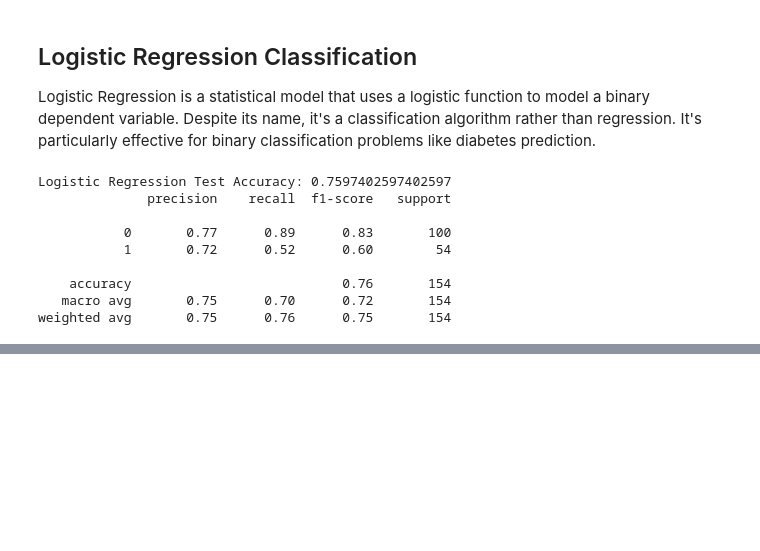
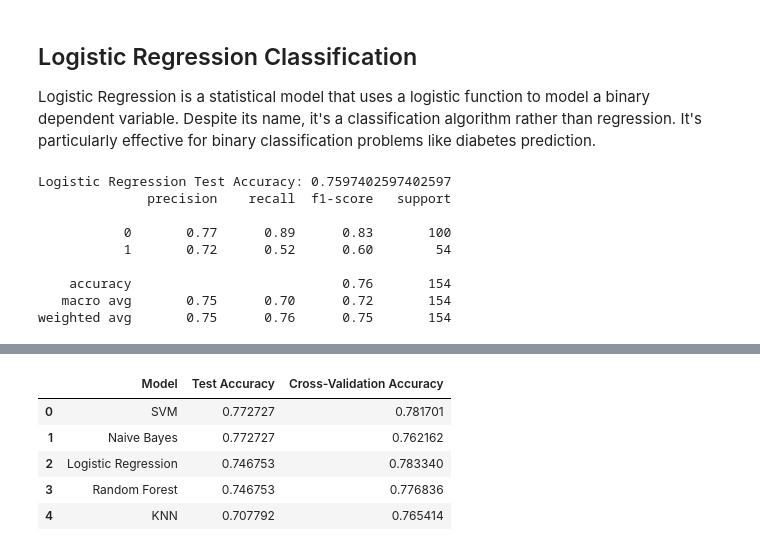
Before and after one commit to katyalmohit/diabetes_prediction_project, a Jupyter notebook: diabetes_prediction.ipynb, the cells around one changed output, grey strips where cells are left out. Cells and saved outputs as stored; diff of their text form; code cells hidden in the pictures; blank space fills up the shorter version.

```diff
--- a/diabetes_prediction.ipynb
+++ b/diabetes_prediction.ipynb
@@ -513,0 +702,24 @@ SVM Training Time: 0.0306 seconds
+# %%
+import matplotlib.pyplot as plt
+import pandas as pd
+
+# Create a dataframe to compare model performances
+models = ['SVM', 'KNN', 'Naive Bayes', 'Logistic Regression', 'Random Forest']
+test_accuracy = [svm_test_accuracy, knn_test_accuracy, nb_test_accuracy, logreg_test_accuracy, rf_test_accuracy]
+cv_accuracy = [grid_svm.best_score_, grid_knn.best_score_, grid_nb.best_score_, grid_logreg.best_score_, grid_rf.best_score_]
+
+model_comparison = pd.DataFrame({
+    'Model': models,
+    'Test Accuracy': test_accuracy,
+    'Cross-Validation Accuracy': cv_accuracy
+})
+
+model_comparison = model_comparison.sort_values(by='Test Accuracy', ascending=False).reset_index(drop=True)
+model_comparison
+# %% [output]
+|  | Model | Test Accuracy | Cross-Validation Accuracy |
+| 0 | SVM | 0.772727 | 0.781701 |
+| 1 | Naive Bayes | 0.772727 | 0.762162 |
+| 2 | Logistic Regression | 0.746753 | 0.783340 |
+| 3 | Random Forest | 0.746753 | 0.776836 |
+| 4 | KNN | 0.707792 | 0.765414 |
```
Also changed, not shown: parts of 13 cells of this notebook, 1 other file.
